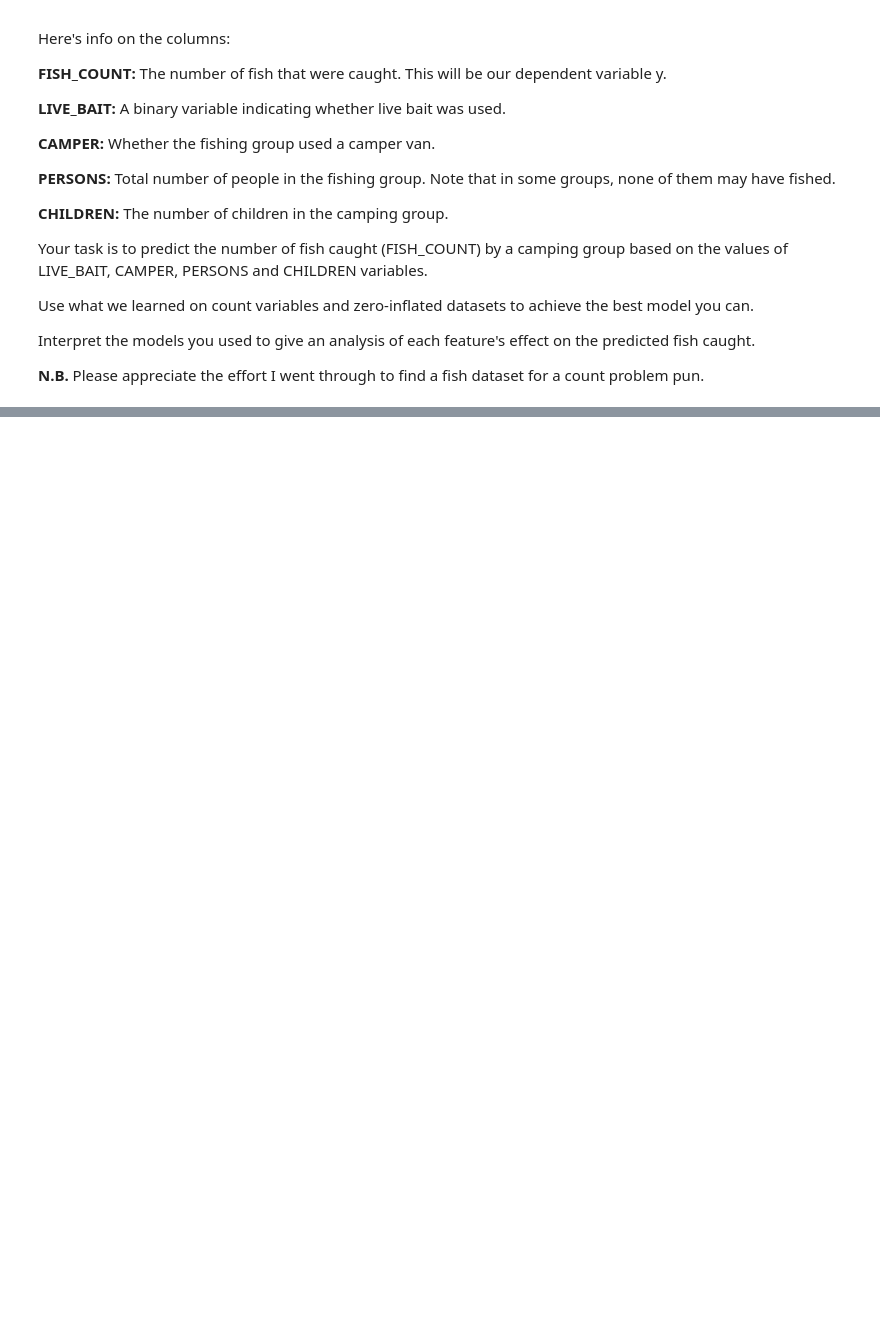
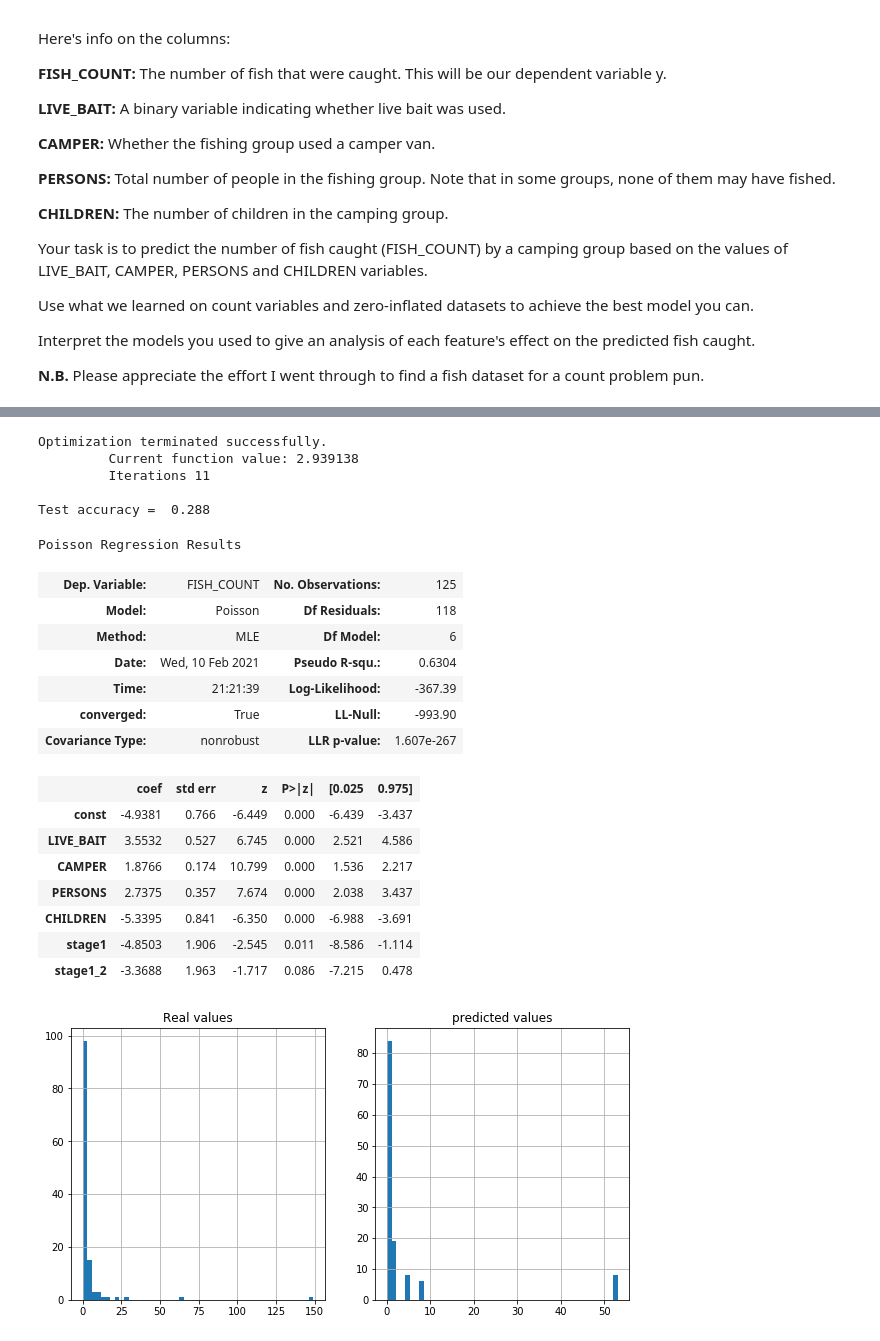
Before and after one commit to cb-ds-1/3-7-glm, a Jupyter notebook: workshop.ipynb, the cells around one changed output, grey strips where cells are left out. Drawn from its saved outputs; the diff is of its cells as text; code cells hidden in the pictures; blank space fills up the shorter version.

```diff
--- a/workshop.ipynb
+++ b/workshop.ipynb
@@ -66,3 +549,44 @@ Interpret the models you used to give an analysis of each feature's effect on th
+# %%
+if n<5:
+    X2['stage1_2'] = X2.stage1 ** 2
+    x_test4_2['stage_2'] = x_test4_2['stage1']**2
+
+    est3 = sm.Poisson(y,X2).fit()
+    #est3 = sm.ZeroInflatedPoisson(y,X2).fit()
+    predictions=est3.predict(x_test4_2).astype(int)
+    print('\nTest accuracy = ', accuracy_score(y, predictions))
+    display(est3.summary())
+
+    fig, (ax1,ax2) = plt.subplots(1,2,figsize=(10,5))
+    y.hist(ax=ax1,bins=50)
+    predictions.hist(ax=ax2,bins=50)
+    ax1.set_title('Real values')
+    ax2.set_title('predicted values')
+
+    plt.show()
+# %% [output]
+Optimization terminated successfully.
+         Current function value: 2.939138
+         Iterations 11
+
+Test accuracy =  0.288
+Poisson Regression Results
+| Dep. Variable: | FISH_COUNT | No. Observations: | 125 |
+| Model: | Poisson | Df Residuals: | 118 |
+| Method: | MLE | Df Model: | 6 |
+| Date: | Wed, 10 Feb 2021 | Pseudo R-squ.: | 0.6304 |
+| Time: | 21:21:39 | Log-Likelihood: | -367.39 |
+| converged: | True | LL-Null: | -993.90 |
+| Covariance Type: | nonrobust | LLR p-value: | 1.607e-267 |
+|  | coef | std err | z | P>|z| | [0.025 | 0.975] |
+| const | -4.9381 | 0.766 | -6.449 | 0.000 | -6.439 | -3.437 |
+| LIVE_BAIT | 3.5532 | 0.527 | 6.745 | 0.000 | 2.521 | 4.586 |
+| CAMPER | 1.8766 | 0.174 | 10.799 | 0.000 | 1.536 | 2.217 |
+| PERSONS | 2.7375 | 0.357 | 7.674 | 0.000 | 2.038 | 3.437 |
+| CHILDREN | -5.3395 | 0.841 | -6.350 | 0.000 | -6.988 | -3.691 |
+| stage1 | -4.8503 | 1.906 | -2.545 | 0.011 | -8.586 | -1.114 |
+| stage1_2 | -3.3688 | 1.963 | -1.717 | 0.086 | -7.215 | 0.478 |
+[figure, added]
 # %% [markdown]
 # 5. Survival Question
 
```
Also changed, not shown: parts of 19 cells of this notebook.
